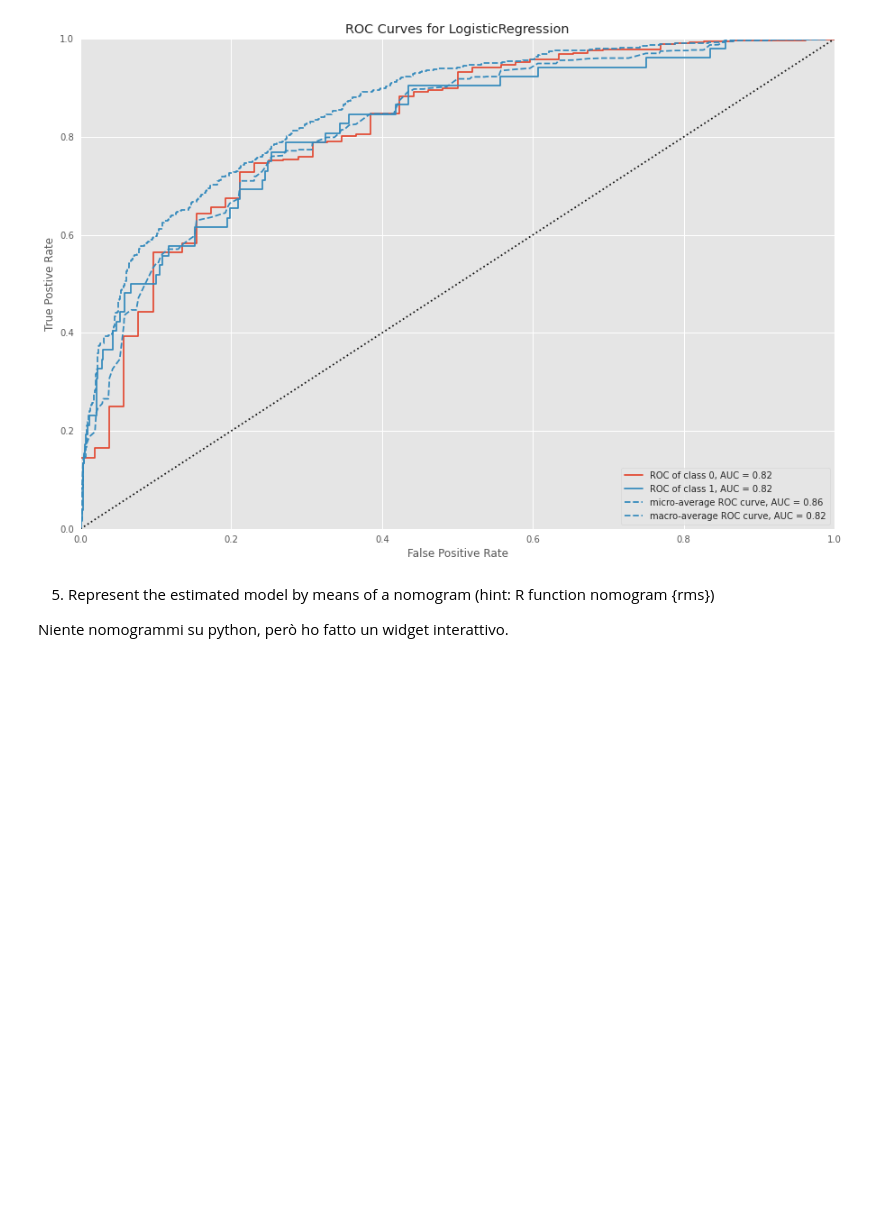
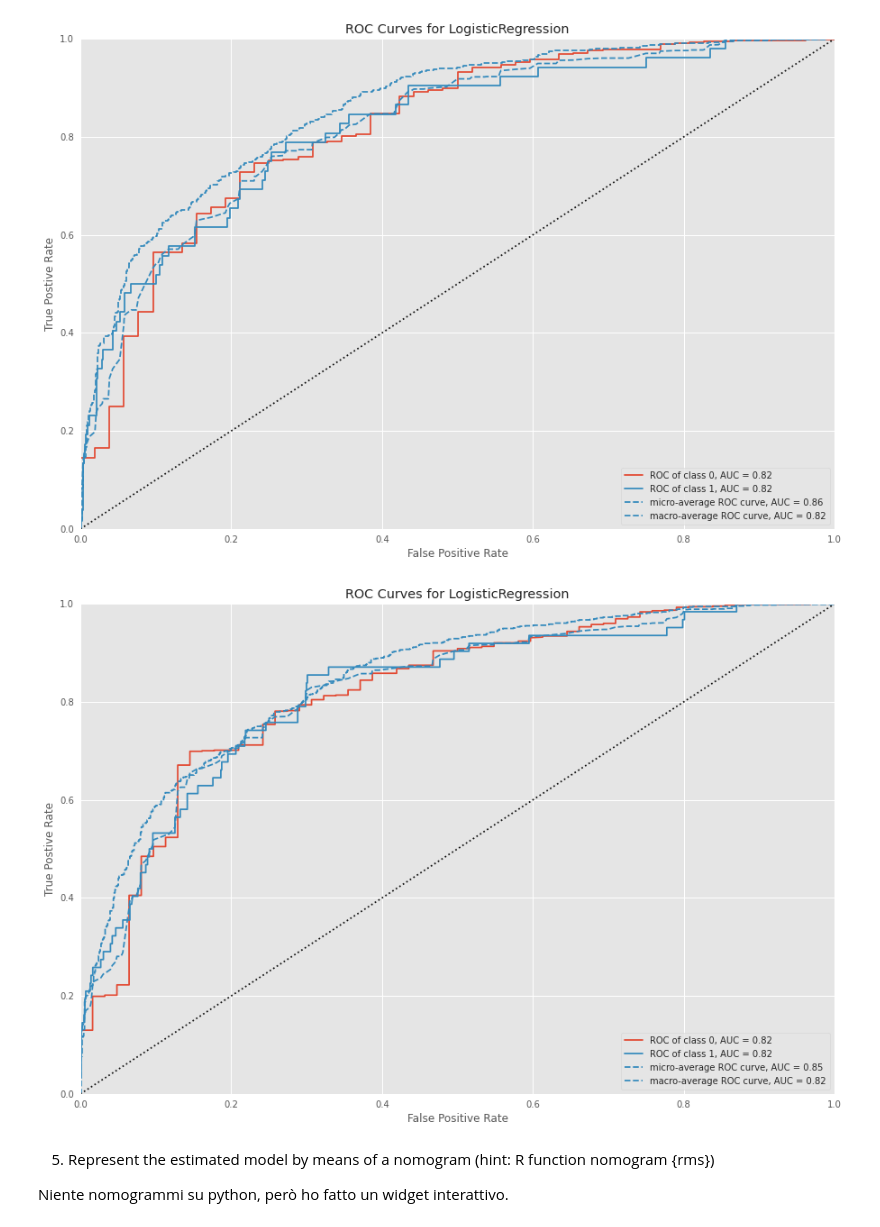
Before and after one commit to andrealorenzon/health_data_analytics, a Jupyter notebook: GUSTO/GUSTO.ipynb, the cells around one changed output. Cells and saved outputs as stored; diff of their text form; code cells hidden in the pictures; blank space fills up the shorter version.

```diff
--- a/GUSTO/GUSTO.ipynb
+++ b/GUSTO/GUSTO.ipynb
@@ -689,6 +691,23 @@ rocauc.score(x_test, y_test)
 r = rocauc.poof()
 # %% [output]
 [figure]
+# %%
+selectedCovar=[ 'age', 'killip', 'hyp', 'hrt', 'ant', 'pmi', 'ste', 'ttr']
+
+x_train, x_test, y_train, y_test = train_test_split(df[selectedCovar], df['day30'])
+
+weight = 15
+
+prunedModel = LogisticRegression(solver='lbfgs', class_weight={0:1,1:weight}, penalty='l2')
+
+prunedModel.fit(x_train, y_train)
+
+rocauc = ROCAUC(prunedModel, size=(1080, 720))
+
+rocauc.score(x_test, y_test)
+r = rocauc.poof()
+# %% [output]
+[figure, added]
 # %% [markdown]
 5) Represent the estimated model by means of a nomogram (hint: R function nomogram {rms})
 
```
Also changed, not shown: parts of 14 cells of this notebook.
